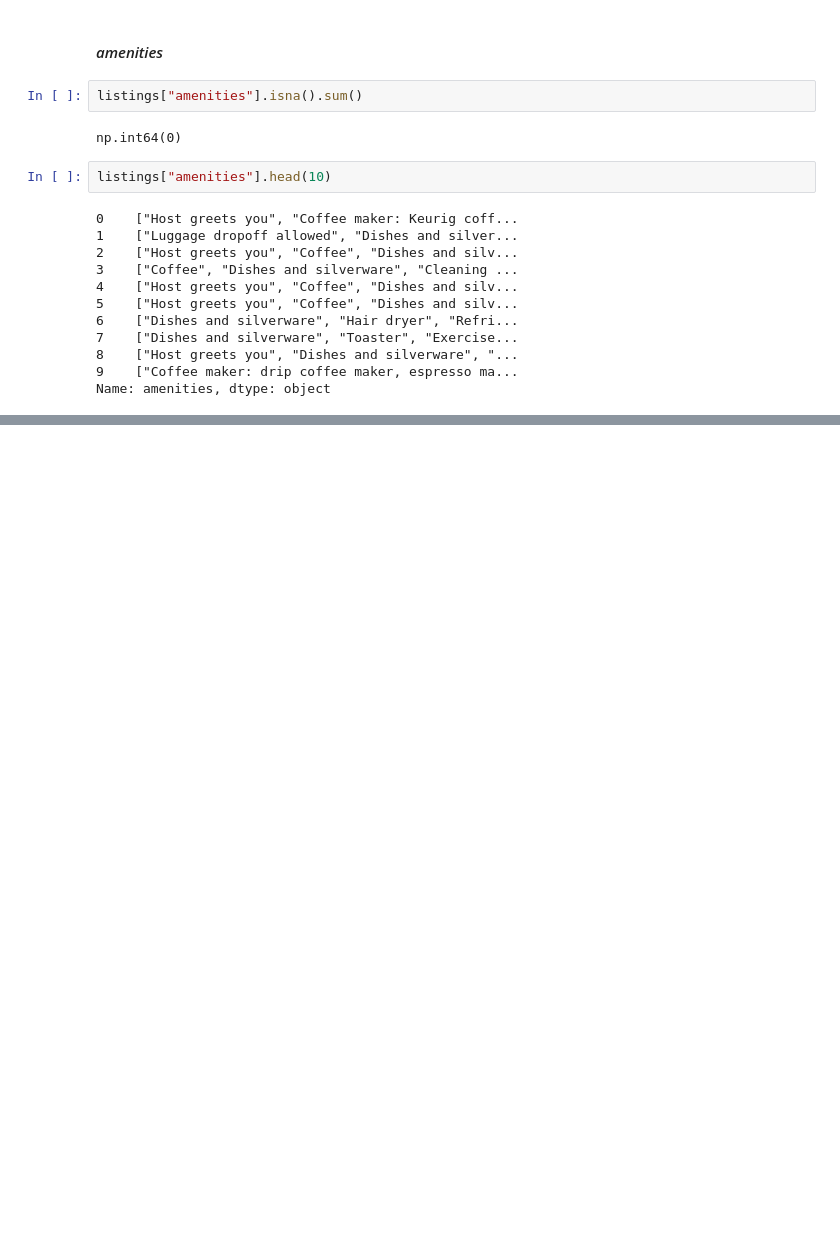
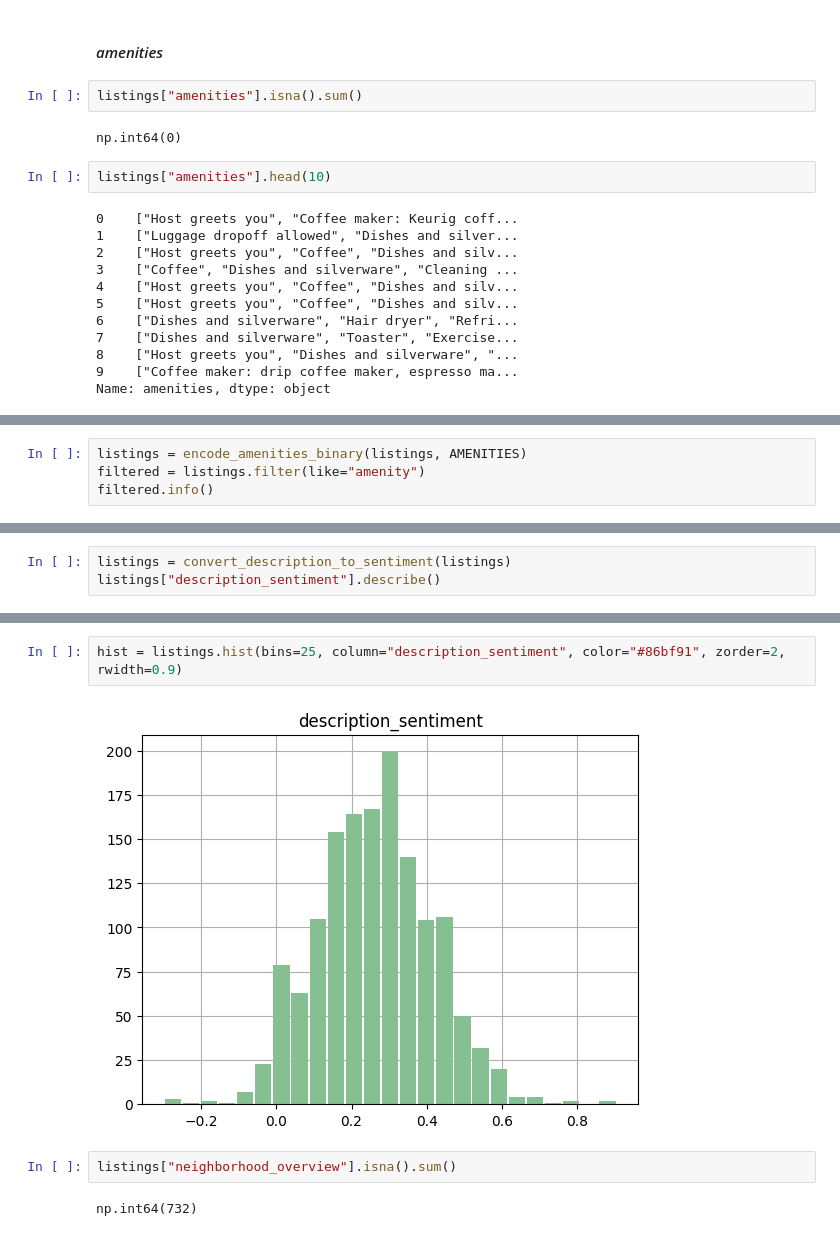
Before and after one commit to susek555/IUM, a Jupyter notebook: notebooks/preprocessing_01.ipynb, the cells around one changed output, grey strips where cells are left out. Cells and saved outputs as stored; diff of their text form; blank space fills up the shorter version.

```diff
--- a/notebooks/preprocessing_01.ipynb
+++ b/notebooks/preprocessing_01.ipynb
@@ -335,0 +315,4 @@ Name: count, dtype: int64
+# %%
+listings = encode_amenities_binary(listings, AMENITIES)
+filtered = listings.filter(like="amenity")
+filtered.info()
@@ -335,0 +342,3 @@ Name: count, dtype: int64
+# %%
+listings = convert_description_to_sentiment(listings)
+listings["description_sentiment"].describe()
@@ -335,0 +355,8 @@ Name: count, dtype: int64
+# %%
+hist = listings.hist(bins=25, column="description_sentiment", color="#86bf91", zorder=2, rwidth=0.9)
+# %% [output]
+[figure, added]
+# %%
+listings["neighborhood_overview"].isna().sum()
+# %% [output]
+np.int64(732)
```
Also changed, not shown: parts of 54 cells of this notebook, 5 other files.
